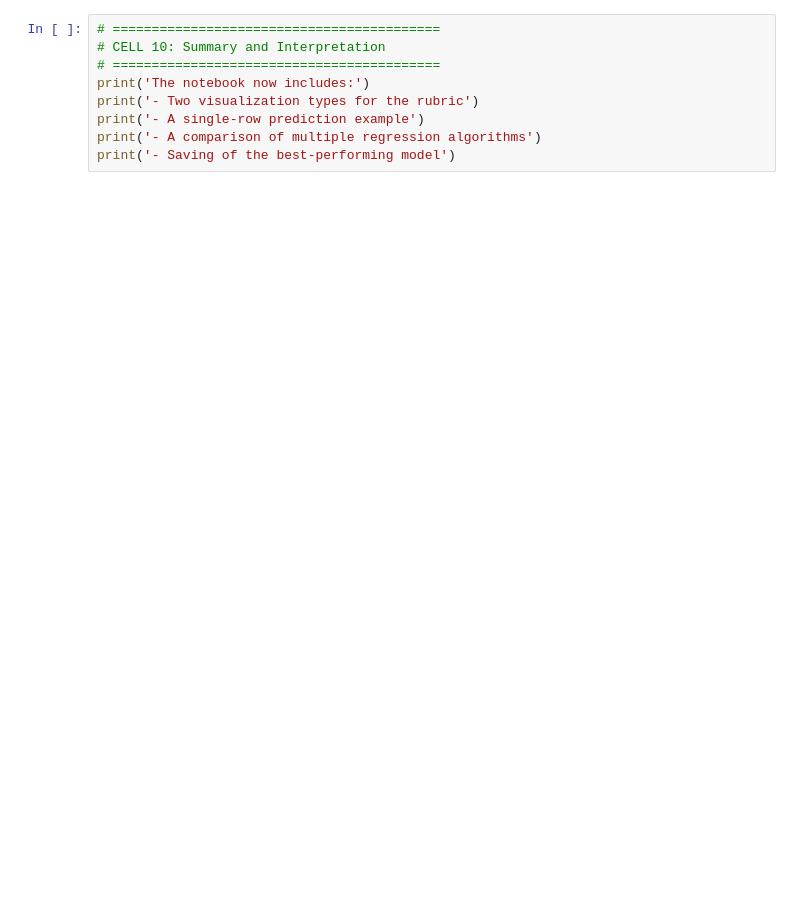
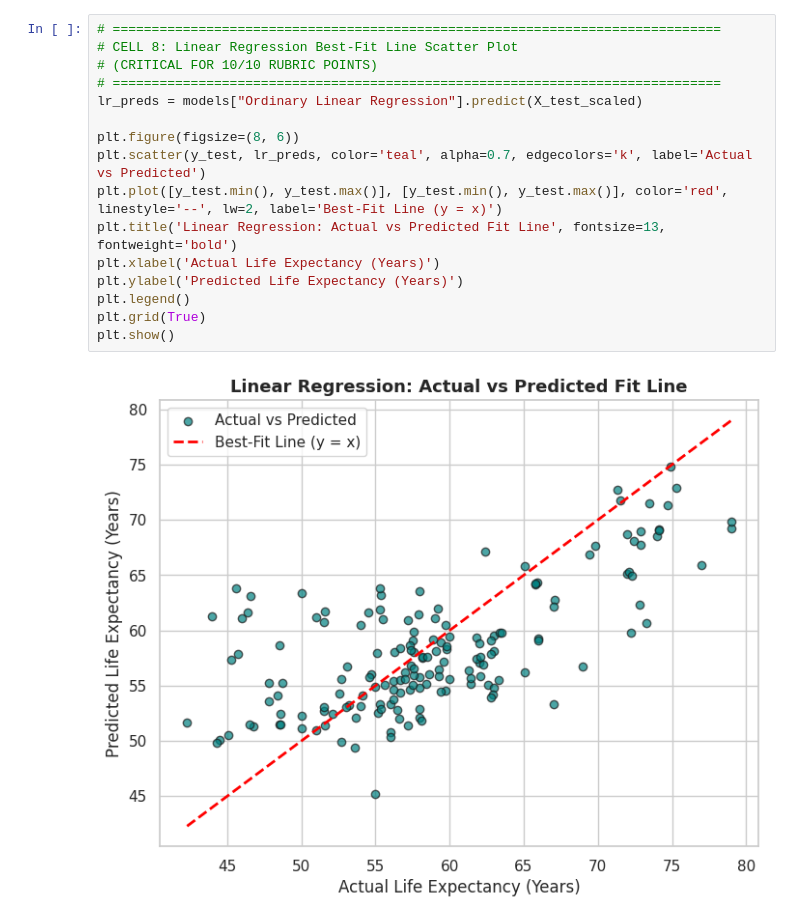
Before and after one commit to kgakwaya/linear_regression_model, a Jupyter notebook: summative/linear_regression/multivariate.ipynb, the cells around one changed output. Drawn from its saved outputs; the diff is of its cells as text; blank space fills up the shorter version.

```diff
--- a/summative/linear_regression/multivariate.ipynb
+++ b/summative/linear_regression/multivariate.ipynb
@@ -250,12 +212,21 @@ Decision Tree               11.073892  3.327746  2.100599  0.828270
 Random Forest                7.107807  2.666047  1.716510  0.889775
 
 Best Model Saved (Random Forest) as best_model.joblib!
-# %%
-# ==========================================
-# CELL 10: Summary and Interpretation
-# ==========================================
-print('The notebook now includes:')
-print('- Two visualization types for the rubric')
-print('- A single-row prediction example')
-print('- A comparison of multiple regression algorithms')
-print('- Saving of the best-performing model')
+# %%
+# ==============================================================================
+# CELL 8: Linear Regression Best-Fit Line Scatter Plot
+# (CRITICAL FOR 10/10 RUBRIC POINTS)
+# ==============================================================================
+lr_preds = models["Ordinary Linear Regression"].predict(X_test_scaled)
+
+plt.figure(figsize=(8, 6))
+plt.scatter(y_test, lr_preds, color='teal', alpha=0.7, edgecolors='k', label='Actual vs Predicted')
+plt.plot([y_test.min(), y_test.max()], [y_test.min(), y_test.max()], color='red', linestyle='--', lw=2, label='Best-Fit Line (y = x)')
+plt.title('Linear Regression: Actual vs Predicted Fit Line', fontsize=13, fontweight='bold')
+plt.xlabel('Actual Life Expectancy (Years)')
+plt.ylabel('Predicted Life Expectancy (Years)')
+plt.legend()
+plt.grid(True)
+plt.show()
+# %% [output]
+[figure, added]
```
Also changed, not shown: parts of 13 cells of this notebook, 5 other files.
